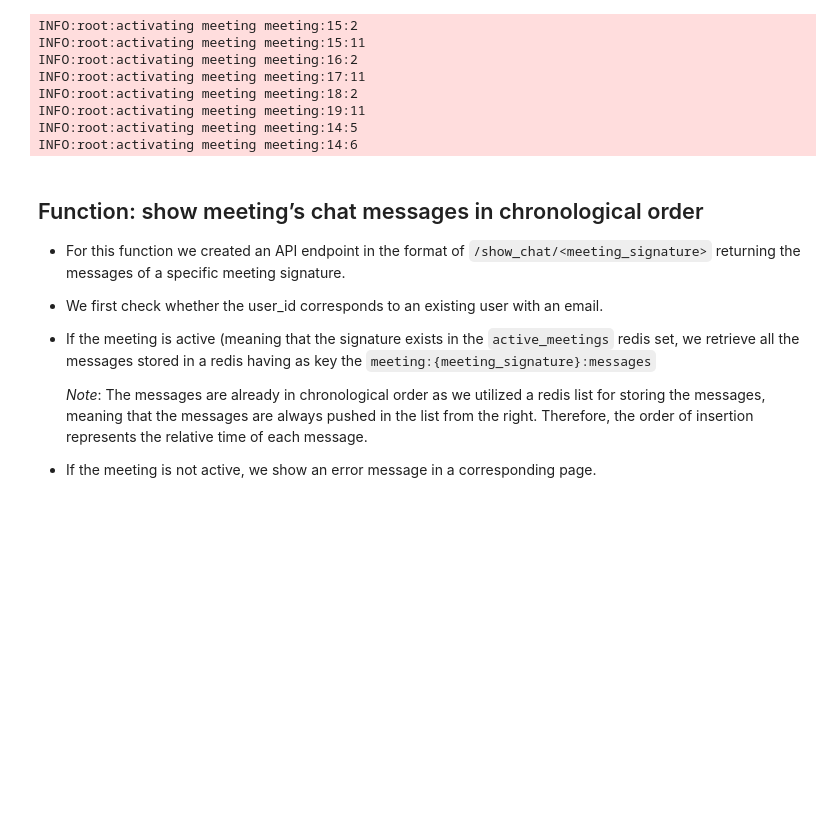
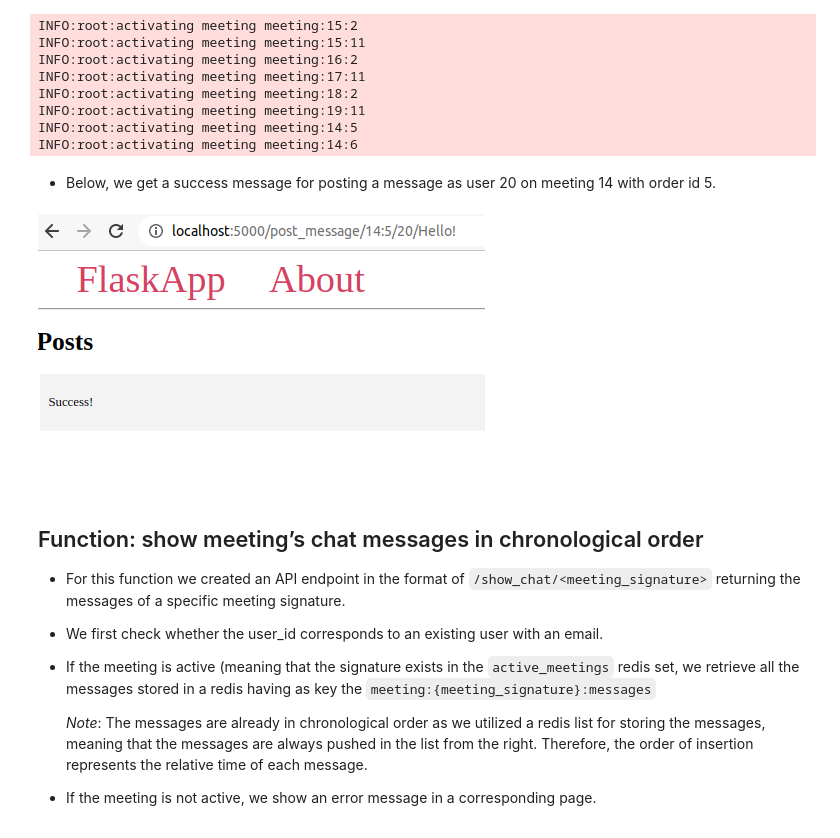
Before and after one commit to gdrosos/Big-Data-Management-Systems-Assignments, a Jupyter notebook: redis/Big Data Management Systems - 3nd Assignment.ipynb, the cells around one changed output. Saved outputs shown, nothing was run; the diff lists cells and outputs as text; code cells hidden in the pictures; blank space fills up the shorter version.

```diff
--- a/redis/Big Data Management Systems - 3nd Assignment.ipynb
+++ b/redis/Big Data Management Systems - 3nd Assignment.ipynb
@@ -527,6 +515,12 @@ INFO:root:activating meeting meeting:18:2
 INFO:root:activating meeting meeting:19:11
 INFO:root:activating meeting meeting:14:5
 INFO:root:activating meeting meeting:14:6
+# %% [markdown]
+* Below, we get a success message for posting a message as user 20 on meeting 14 with order id 5.
+# %%
+Image("img/post_message_success.png")
+# %% [output]
+[figure, added]
 # %% [markdown]
 ##  Function: show meeting’s chat messages in chronological order
 
```
Also changed, not shown: parts of 14 cells of this notebook.
